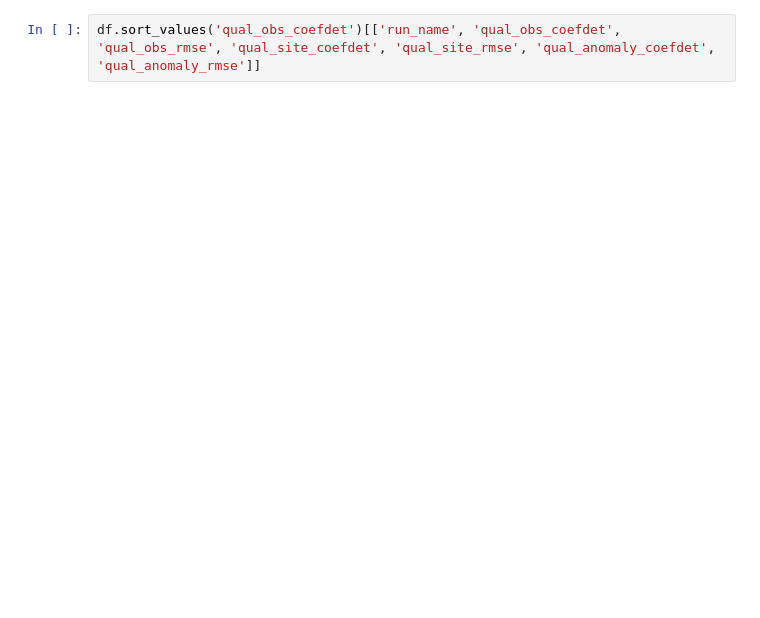
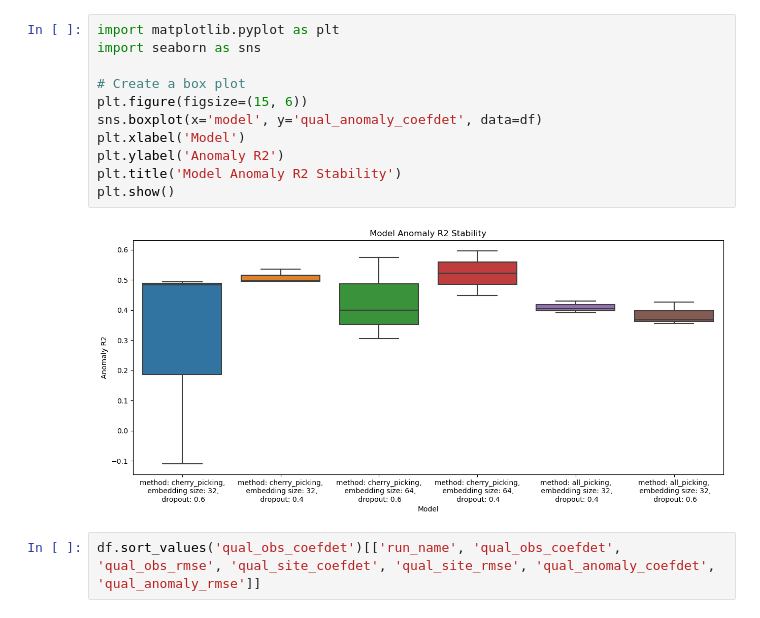
Before and after one commit to codebyandy/geolearn, a Jupyter notebook: app/vegetation/attention/andy/figures/analyze.ipynb, the cells around one changed output. Drawn from its saved outputs; the diff is of its cells as text; blank space fills up the shorter version.

```diff
--- a/app/vegetation/attention/andy/figures/analyze.ipynb
+++ b/app/vegetation/attention/andy/figures/analyze.ipynb
@@ -31,3 +45,16 @@ df
+# %%
+import matplotlib.pyplot as plt
+import seaborn as sns
+
+# Create a box plot
+plt.figure(figsize=(15, 6))
+sns.boxplot(x='model', y='qual_anomaly_coefdet', data=df)
+plt.xlabel('Model')
+plt.ylabel('Anomaly R2')
+plt.title('Model Anomaly R2 Stability')
+plt.show()
+# %% [output]
+[figure, added]
 # %%
 df.sort_values('qual_obs_coefdet')[['run_name', 'qual_obs_coefdet', 'qual_obs_rmse', 'qual_site_coefdet', 'qual_site_rmse', 'qual_anomaly_coefdet', 'qual_anomaly_rmse']]
 # %% [output]
```
Also changed, not shown: parts of 9 cells of this notebook, 13 other files.
